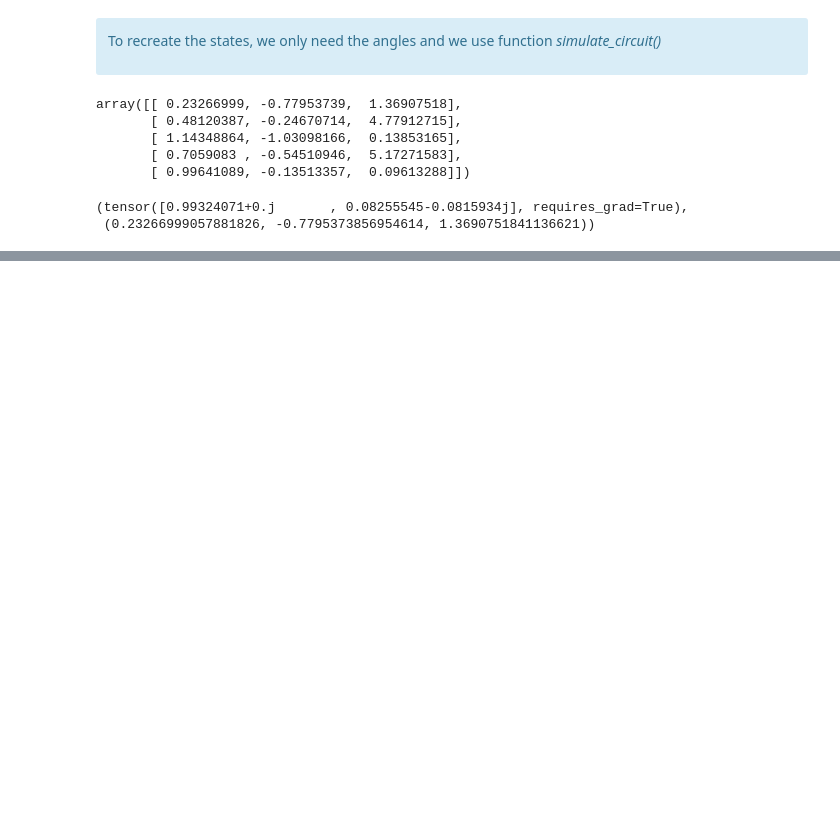
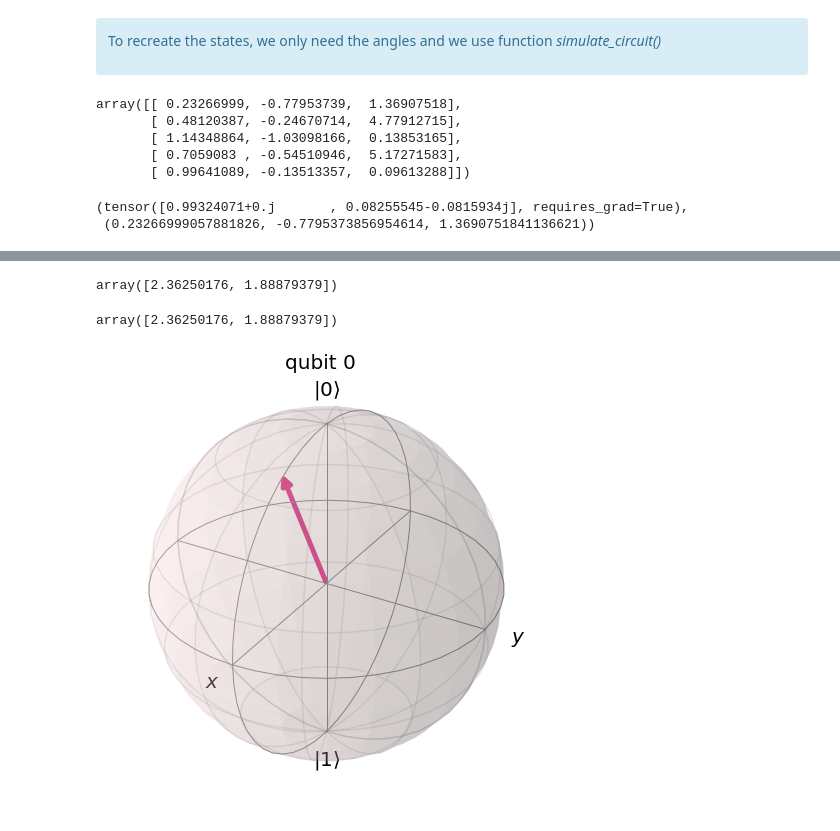
Before and after one commit to Quantronauts/qhack21, a Jupyter notebook: hackaton/datas/State preparation.ipynb, the cells around one changed output, grey strips where cells are left out. Saved outputs shown, nothing was run; the diff lists cells and outputs as text; code cells hidden in the pictures; blank space fills up the shorter version.

```diff
--- a/hackaton/datas/State preparation.ipynb
+++ b/hackaton/datas/State preparation.ipynb
@@ -407,0 +461,33 @@ simulate_circuit(*same_cats[0])
+# %%
+@qml.qnode(dev)
+def experiment(weights):
+    ansatz(weights[:NUM_ANSATZ_PARAMETERS])
+
+    return dev.state
+# %%
+def simulate_circuit(weights):
+    dev = qml.device("default.qubit", wires=1)
+    @qml.qnode(dev)
+    def experiment(weights):
+        ansatz(weights[:NUM_ANSATZ_PARAMETERS])
+        return qml.expval(qml.PauliZ(0))
+    experiment(weights)
+    return dev.state, weights
+# %%
+n = 1
+NUM_ANSATZ_PARAMETERS = 2**(n+1)-2
+rng = default_rng()
+
+weights = rng.random(NUM_ANSATZ_PARAMETERS)*2*pi
+weights
+# %% [output]
+array([2.36250176, 1.88879379])
+# %%
+outputstate, weights = simulate_circuit(weights)
+weights
+# %% [output]
+array([2.36250176, 1.88879379])
+# %%
+plot_bloch_multivector(outputstate)
+# %% [output]
+[figure, added]
```
Also changed, not shown: parts of 13 cells of this notebook, 9 other files.
